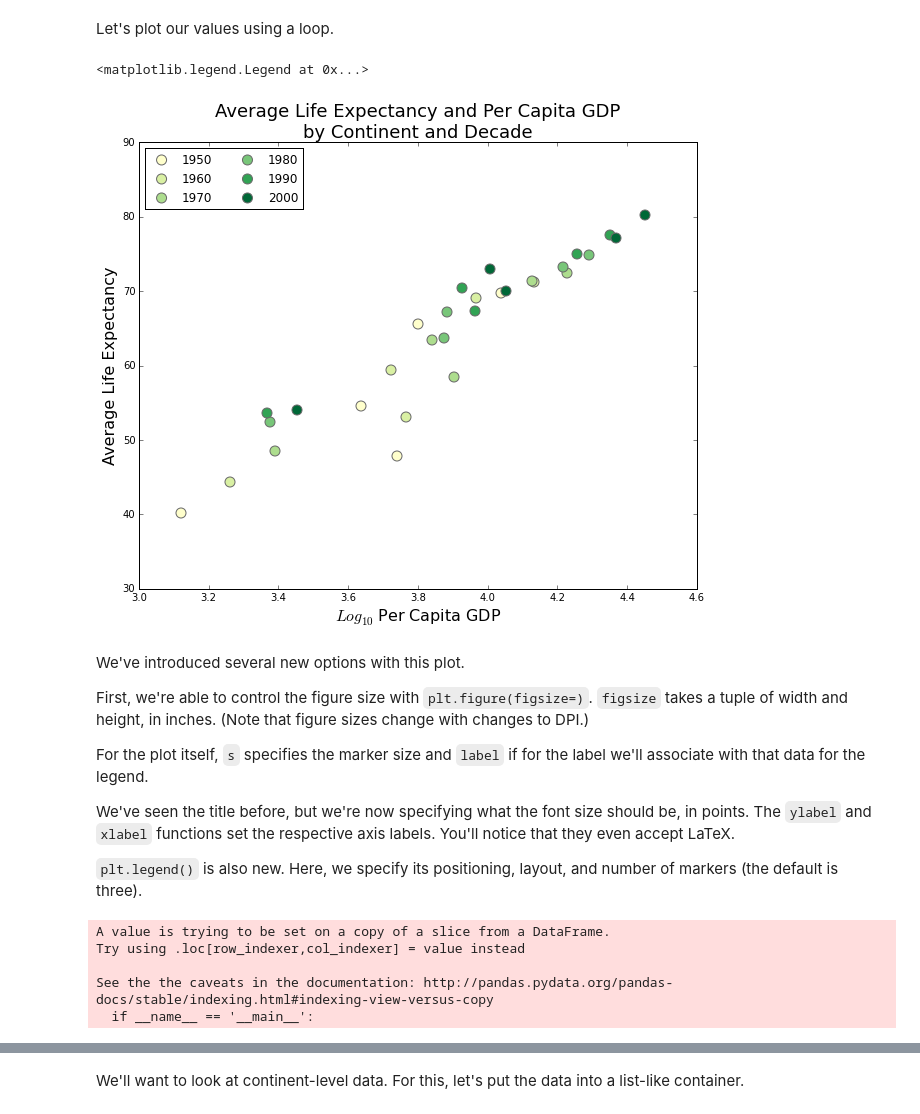
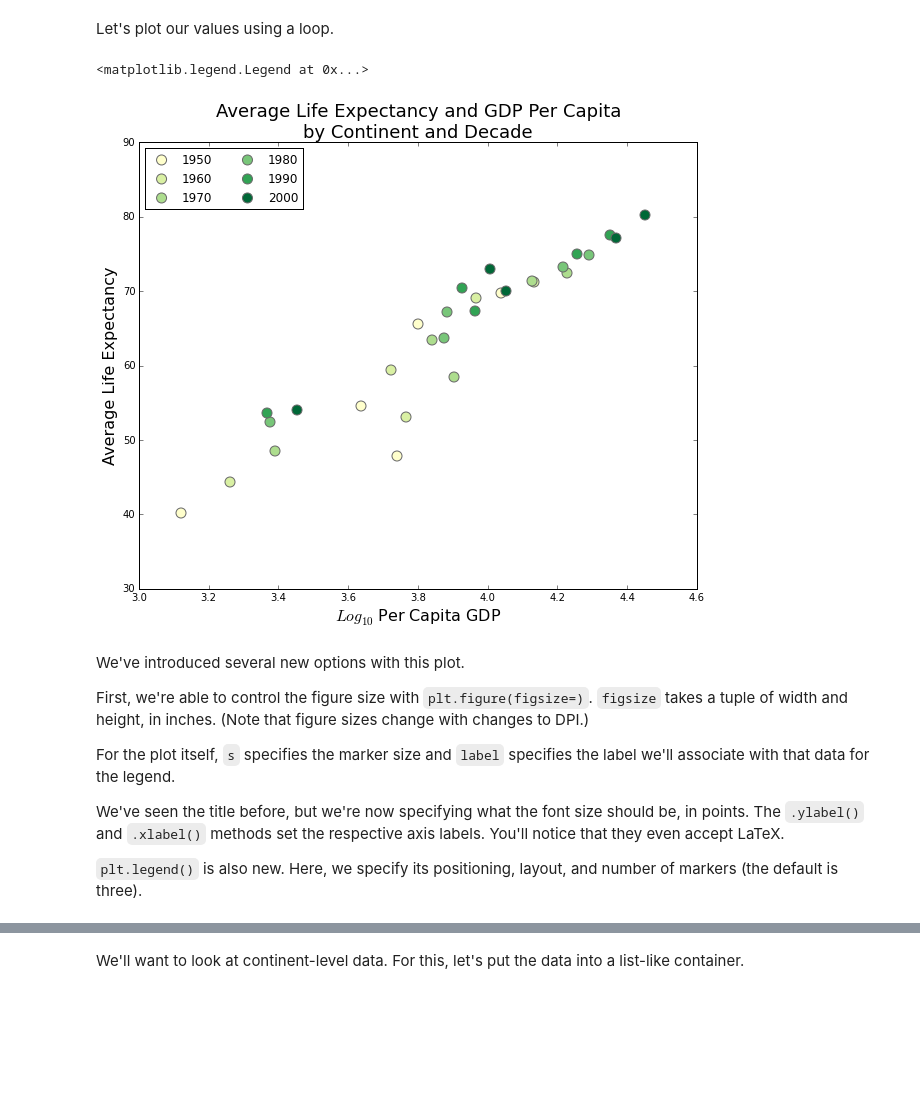
Before and after one commit to dlab-berkeley/Python-Data-Visualization-Legacy, a Jupyter notebook: visualization-with-python.ipynb, the cells around one changed output, grey strips where cells are left out. Saved outputs shown, nothing was run; the diff lists cells and outputs as text; code cells hidden in the pictures; blank space fills up the shorter version.

```diff
--- a/visualization-with-python.ipynb
+++ b/visualization-with-python.ipynb
@@ -147,30 +139,30 @@ Let's plot our values using a loop.
 # %%
 plt.figure(figsize=(10, 8))
 
 for i, decade in enumerate(np.sort(gm_cd.decade.unique())):
     tdf = gm_cd[gm_cd['decade'] == decade]
     plt.scatter(np.log10(tdf['gdpPercap']),
                 tdf['lifeExp'],
                 s=100,
                 facecolor=hexsix[i],
                 alpha=1,
                 edgecolor='DimGray',
                 label=decade)
 
-plt.title('Average Life Expectancy and Per Capita GDP\nby Continent and Decade', fontsize=18)
+plt.title('Average Life Expectancy and GDP Per Capita\nby Continent and Decade', fontsize=18)
 plt.ylabel('Average Life Expectancy', fontsize=16)
 plt.xlabel('$Log_{10}$ Per Capita GDP', fontsize=16)
 plt.legend(loc='upper left', ncol=2, scatterpoints=1)
 # %% [output]
 <matplotlib.legend.Legend at 0x...>
-[figure, old version]
+[figure, new version]
 # %% [markdown]
 We've introduced several new options with this plot.
 
 First, we're able to control the figure size with `plt.figure(figsize=)`. `figsize` takes a tuple of width and height, in inches. (Note that figure sizes change with changes to DPI.)
 
-For the plot itself, `s` specifies the marker size and `label` if for the label we'll associate with that data for the legend.
+For the plot itself, `s` specifies the marker size and `label` specifies the label we'll associate with that data for the legend.
 
-We've seen the title before, but we're now specifying what the font size should be, in points. The `ylabel` and `xlabel` functions set the respective axis labels. You'll notice that they even accept LaTeX.
+We've seen the title before, but we're now specifying what the font size should be, in points. The `.ylabel()` and `.xlabel()` methods set the respective axis labels. You'll notice that they even accept LaTeX.
 
 `plt.legend()` is also new. Here, we specify its positioning, layout, and number of markers (the default is three).
@@ -179,8 +168,0 @@ africa_asia = gm[(gm['continent'].isin(['Africa', 'Asia'])) &(gm['year'].isin([1
-# %%
-africa_asia['color'] = africa_asia['continent'].apply(lambda x: '#348ABD' if x == 'Africa' else '#E24A33')
-# %% [output]
-A value is trying to be set on a copy of a slice from a DataFrame.
-Try using .loc[row_indexer,col_indexer] = value instead
-
-See the the caveats in the documentation: http://pandas.pydata.org/pandas-docs/stable/indexing.html#indexing-view-versus-copy
-  if __name__ == '__main__':
```
Also changed, not shown: parts of 66 cells of this notebook.
